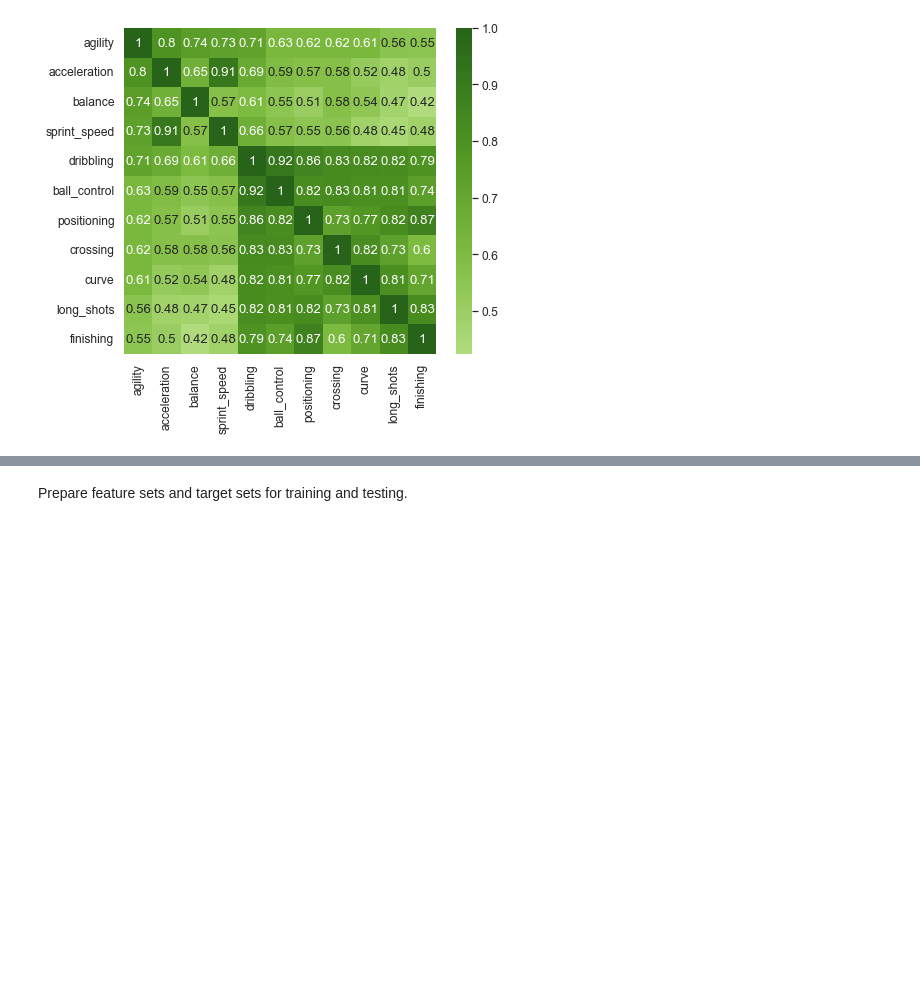
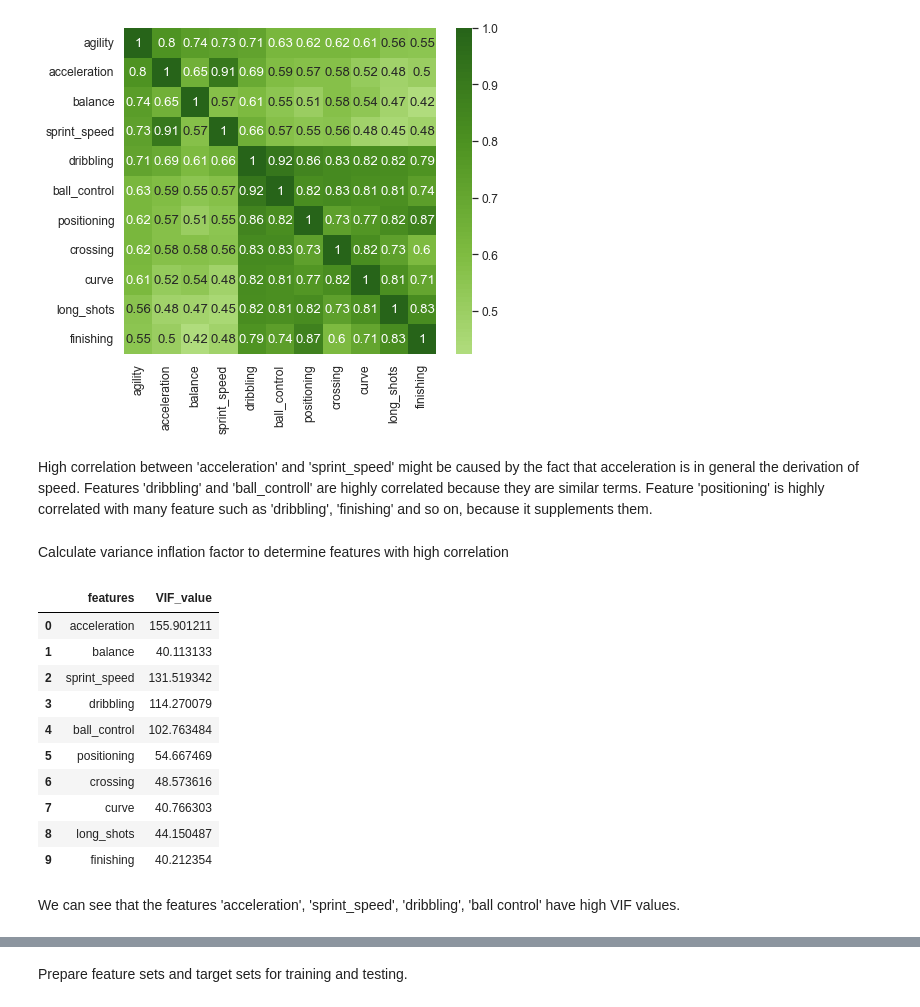
Before and after one commit to AnastasiiaSt/Linear-Regression, a Jupyter notebook: linear_regression.ipynb, the cells around one changed output, grey strips where cells are left out. Cells and saved outputs as stored; diff of their text form; code cells hidden in the pictures; blank space fills up the shorter version.

```diff
--- a/linear_regression.ipynb
+++ b/linear_regression.ipynb
@@ -1687,3 +1687,34 @@ sns.heatmap(correlation_matrix, center = 0, cmap = 'PiYG', annot = True);
 | long_shots | 0.555267 | 0.478829 | 0.471495 | 0.452157 | 0.815342 | 0.808432 | 0.820785 | 0.729019 | 0.806222 | ... |
 | finishing | 0.553901 | 0.501686 | 0.423846 | 0.481219 | 0.789398 | 0.738709 | 0.870469 | 0.602687 | 0.711735 | ... |
 [figure]
+# %% [markdown]
+High correlation between 'acceleration' and 'sprint_speed' might be caused by the fact that acceleration is in general the derivation of speed.
+Features 'dribbling' and 'ball_controll' are highly correlated because they are similar terms.
+Feature 'positioning' is highly correlated with many feature such as 'dribbling', 'finishing' and so on, because it supplements them.
+# %% [markdown]
+Calculate variance inflation factor to determine features with high correlation
+# %%
+from statsmodels.stats.outliers_influence import variance_inflation_factor
+
+def calculate_VIF(df_train):
+    vif = pd.DataFrame()
+    vif['features'] = features[1:]
+    vif['VIF_value'] = [variance_inflation_factor(df_train[features[1:]].values, i)
+                        for i in range(df_train[features[1:]].shape[1])]
+    return vif
+# %%
+calculate_VIF(df_train[features[1:]])
+# %% [output]
+|  | features | VIF_value |
+| 0 | acceleration | 155.901211 |
+| 1 | balance | 40.113133 |
+| 2 | sprint_speed | 131.519342 |
+| 3 | dribbling | 114.270079 |
+| 4 | ball_control | 102.763484 |
+| 5 | positioning | 54.667469 |
+| 6 | crossing | 48.573616 |
+| 7 | curve | 40.766303 |
+| 8 | long_shots | 44.150487 |
+| 9 | finishing | 40.212354 |
+# %% [markdown]
+We can see that the features 'acceleration', 'sprint_speed', 'dribbling', 'ball control' have high VIF values.
```
Also changed, not shown: parts of 45 cells of this notebook.
